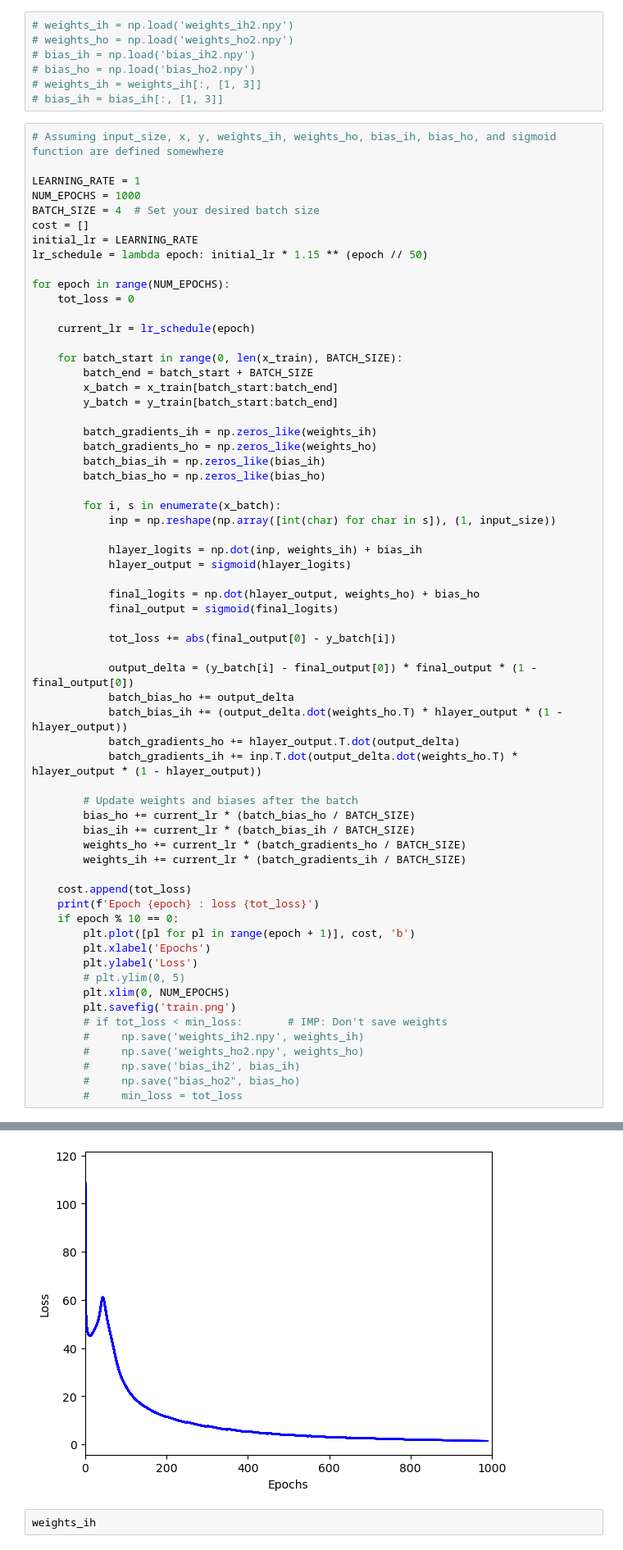
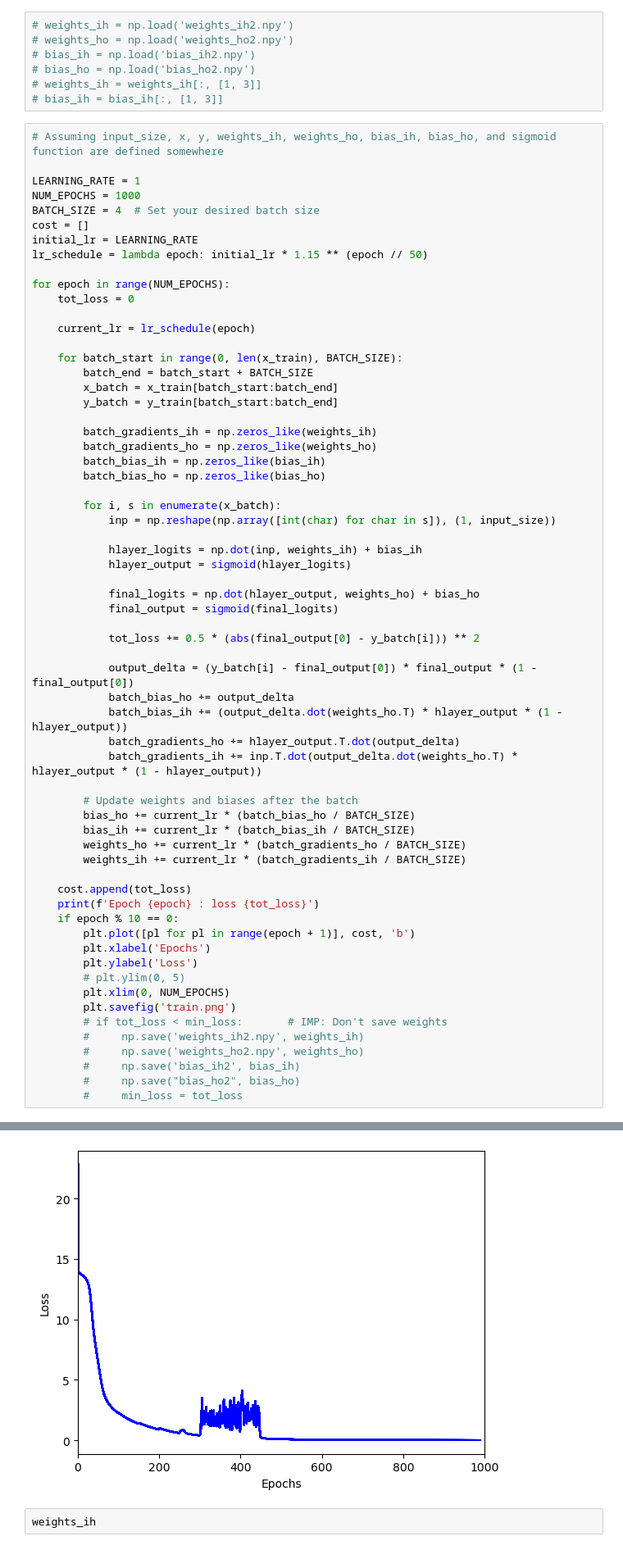
Before and after one commit to utsav-desai/CS772, a Jupyter notebook: assign1-palindrome/palindrome.ipynb, the cells around one changed output, grey strips where cells are left out. Shown: that part at 82% size. Cells and saved outputs as stored; diff of their text form.

```diff
--- a/assign1-palindrome/palindrome.ipynb
+++ b/assign1-palindrome/palindrome.ipynb
@@ -137,7 +137,7 @@ for epoch in range(NUM_EPOCHS):
             final_logits = np.dot(hlayer_output, weights_ho) + bias_ho
             final_output = sigmoid(final_logits)
 
-            tot_loss += abs(final_output[0] - y_batch[i])
+            tot_loss += 0.5 * (abs(final_output[0] - y_batch[i])) ** 2
 
             output_delta = (y_batch[i] - final_output[0]) * final_output * (1 - final_output[0])
             batch_bias_ho += output_delta
@@ -187,4 +187,4 @@ Epoch 999 : loss [1.35010781]
-[figure, old version]
+[figure, new version]
 # %%
 weights_ih
 # %% [output]
```
Also changed, not shown: parts of 2 cells of this notebook, 1 other file.
